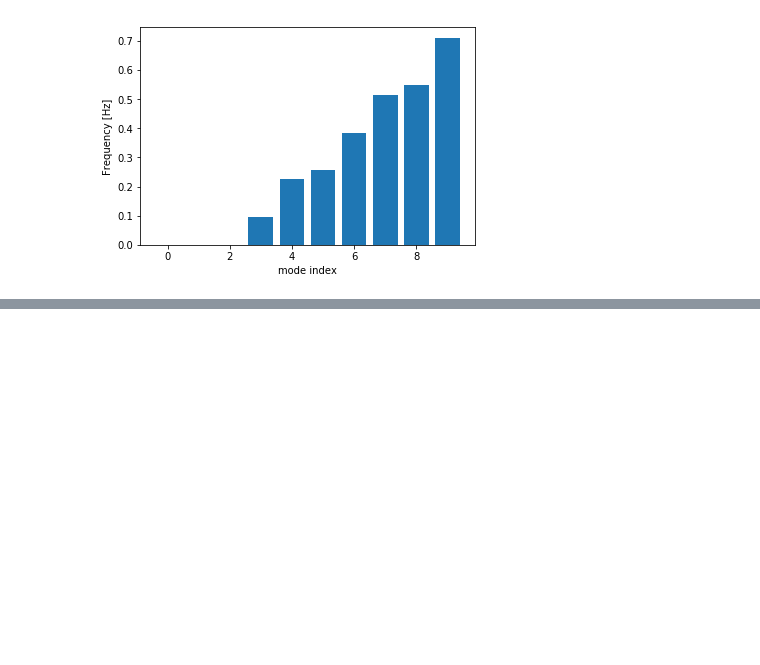
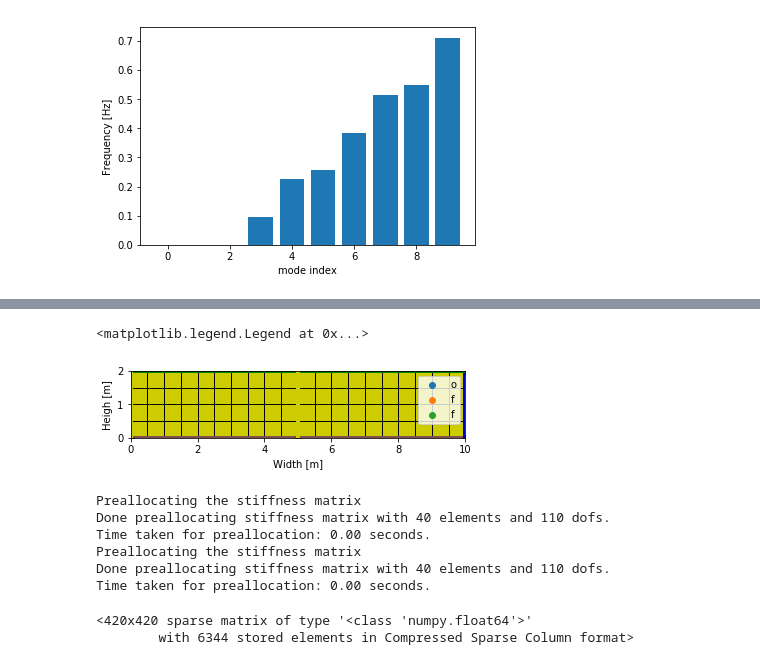
Before and after one commit to jenovencio/PYFETI, a Jupyter notebook: notebooks/Dual Domain Decompositon EigenSolver .ipynb, the cells around one changed output, grey strips where cells are left out. Cells and saved outputs as stored; diff of their text form; code cells hidden in the pictures; blank space fills up the shorter version.

```diff
--- a/notebooks/Dual Domain Decompositon EigenSolver .ipynb
+++ b/notebooks/Dual Domain Decompositon EigenSolver .ipynb
@@ -91,3 +103,65 @@ amfe.plot
+# %%
+width,heigh=5.,2.
+divX, divY = 11,5
+
+creator_obj  = DomainCreator(width=width,heigh=heigh,x_divisions=divX,y_divisions=divY)
+creator_obj.build_elements()
+
+case_id = 1
+curdir = os.getcwd()
+script_folder = os.path.join(curdir,str(case_id))
+mesh_folder = os.path.join(script_folder,'meshes')
+mesh_path = os.path.join(mesh_folder,'mesh.msh')
+
+try:
+    creator_obj.save_gmsh_file(mesh_path)
+except:
+    os.makedirs(mesh_folder, exist_ok=True)
+    creator_obj.save_gmsh_file(mesh_path)
+
+#import mesh
+m1 = amfe.Mesh()
+m1.import_msh(mesh_path)
+m2 = m.translation([5,0])
+# %%
+ax = amfe.plotmesh(m1)
+ax = amfe.plotmesh(m2,ax=ax)
+ax.set_xlim([0,10])
+ax.set_ylim([0,2])
+ax.set_aspect('equal')
+ax.set_xlabel('Width [m]')
+ax.set_ylabel('Heigh [m]')
+plt.legend('off')
+# %% [output]
+<matplotlib.legend.Legend at 0x...>
+[figure, added]
+# %%
+# creating material
+my_material = amfe.KirchhoffMaterial(E=210.0E9, nu=0.3, rho=7.86E9, plane_stress=True, thickness=1.0)
+
+my_system1 = amfe.MechanicalSystem()
+my_system1.set_mesh_obj(m1)
+my_system1.set_domain(3,my_material)
+
+K1, _ = my_system.assembly_class.assemble_k_and_f()
+M1 = my_system.assembly_class.assemble_m()
+
+
+my_system2 = amfe.MechanicalSystem()
+my_system2.set_mesh_obj(m2)
+my_system2.set_domain(3,my_material)
+
+K2, _ = my_system.assembly_class.assemble_k_and_f()
+M2 = my_system.assembly_class.assemble_m()
+
+#omega2, V = sparse.linalg.eigsh(K,k=10,M=M,which='SM')
+# %% [output]
+Preallocating the stiffness matrix
+Done preallocating stiffness matrix with 40 elements and 110 dofs.
+Time taken for preallocation: 0.00 seconds.
+Preallocating the stiffness matrix
+Done preallocating stiffness matrix with 40 elements and 110 dofs.
+Time taken for preallocation: 0.00 seconds.
 # %%
 try:
     connectivity = []
@@ -103,0 +205,5 @@ s = create_selection_operator(id_map_df,m.el_df)
+# %%
+Kg
+# %% [output]
+<420x420 sparse matrix of type '<class 'numpy.float64'>'
+        with 6344 stored elements in Compressed Sparse Column format>
```
Also changed, not shown: parts of 14 cells of this notebook, 1 other file.
